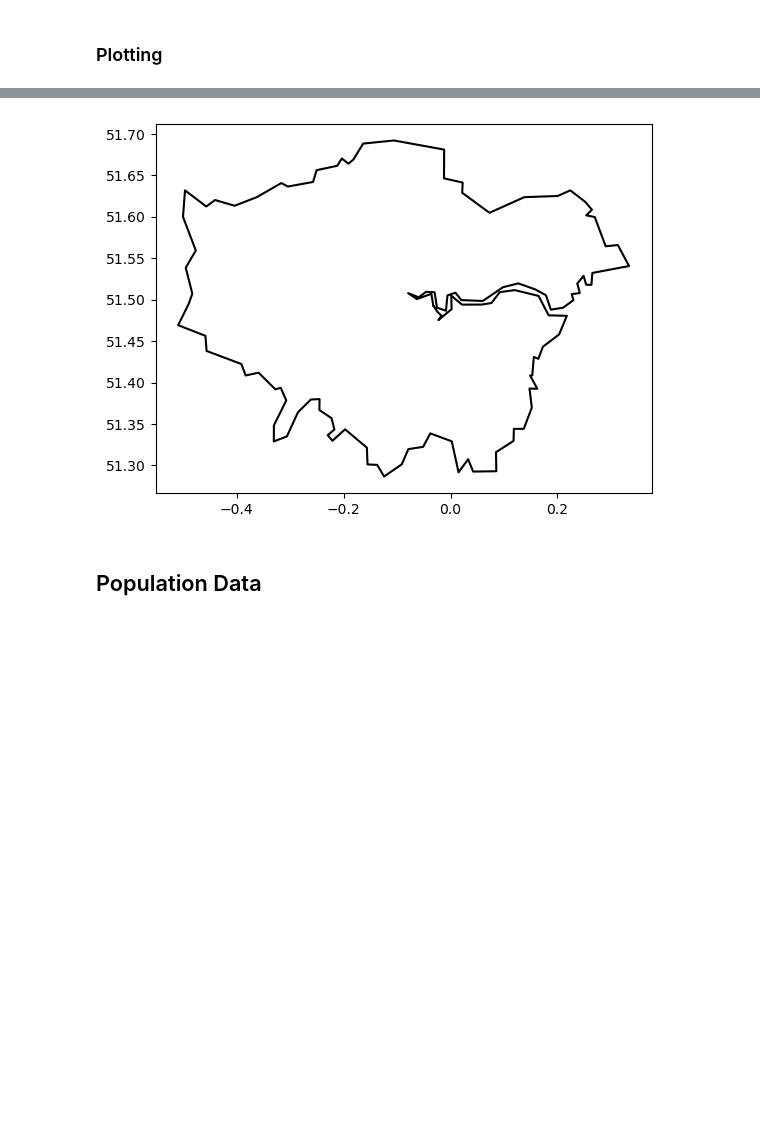
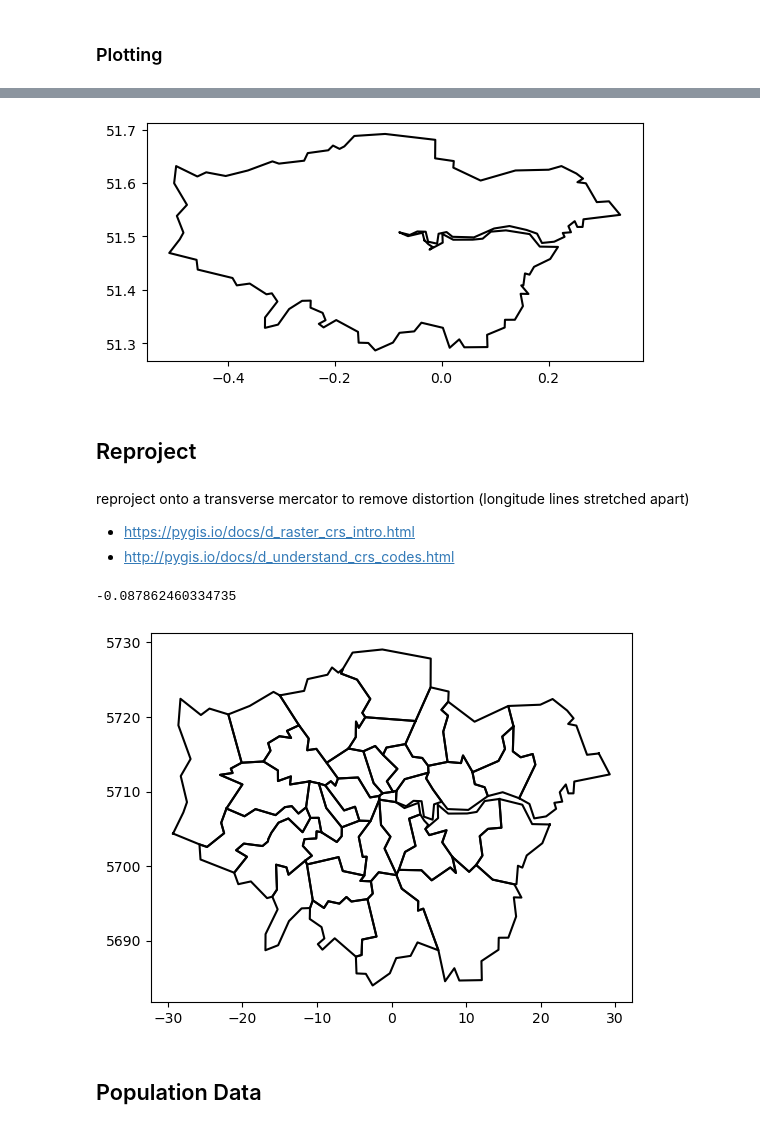
Before and after one commit to LiorSinai/population_distributions, a Jupyter notebook: population_densities_patches.ipynb, the cells around one changed output, grey strips where cells are left out. Drawn from its saved outputs; the diff is of its cells as text; code cells hidden in the pictures; blank space fills up the shorter version.

```diff
--- a/population_densities_patches.ipynb
+++ b/population_densities_patches.ipynb
@@ -142,5 +145,5 @@ ax.plot();
 # %%
-region_polygon = unary_union(list(region_polygons.values()))
+region_polygon = unary_union(list(admin_polygons.values()))
 # %%
 fig, ax = plt.subplots()
 if isinstance(region_polygon, Polygon):
@@ -150,8 +153,61 @@ elif isinstance(region_polygon, MultiPolygon):
     for polygon in region_polygon.geoms:
         xs, ys = polygon.exterior.coords.xy
         ax.plot(xs, ys, 'k-');
+ax.set_aspect('equal')
 # %% [output]
-[figure, old version]
+[figure, new version]
+# %% [markdown]
+## Reproject
+# %% [markdown]
+reproject onto a transverse mercator to remove distortion (longitude lines stretched apart)
+
+- https://pygis.io/docs/d_raster_crs_intro.html
+- http://pygis.io/docs/d_understand_crs_codes.html
+# %%
+long_min, lat_min, long_max, lat_max = region_polygon.bounds
+long_avg = (long_min + long_max) / 2
+long_avg
+# %% [output]
+-0.087862460334735
+# %%
+dst_crs = {
+    'proj': 'tmerc',
+    'lat_0': 0,
+    'lon_0': long_avg,
+    'k': 1/1000, # convert to km
+    'x_0': 0,
+    'y_0': 0,
+    'ellps': 'WGS84',
+    'units': 'm',
+    'no_defs': True
+}
+src_crs = CRS.from_epsg(4326)
+# %%
+polygons_dst = transform_geom(
+    src_crs,
+    dst_crs,
+    admin_polygons.values()
+)
+polygons_dst = dict(
+    (name, Polygon(geom['coordinates'][0])) for name, geom in zip(admin_polygons.keys(), polygons_dst)
+)
+# %%
+fig, ax = plt.subplots()
+for idx, shape in enumerate(polygons_dst.values()):
+    if isinstance(shape, Polygon):
+        polygon = shape
+        xs, ys = polygon.exterior.coords.xy
+        ax.plot(xs, ys, 'k-')
+    elif isinstance(shape, MultiPolygon):
+        for polygon in shape.geoms:
+            xs, ys = polygon.exterior.coords.xy
+            ax.plot(xs, ys, 'k-')
+    else:
+        print(f'Shape at idx {idx} is of type {type(shape)} is not supported')
+ax.set_aspect('equal')
+ax.plot();
+# %% [output]
+[figure, added]
 # %% [markdown]
 ## Population Data
 # %% [markdown]
```
Also changed, not shown: parts of 34 cells of this notebook, 6 other files.
